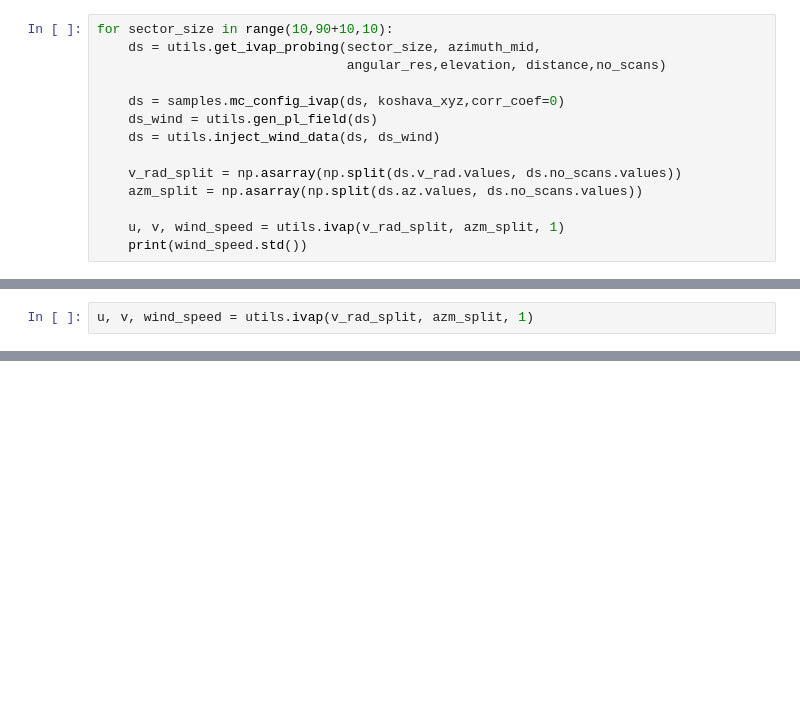
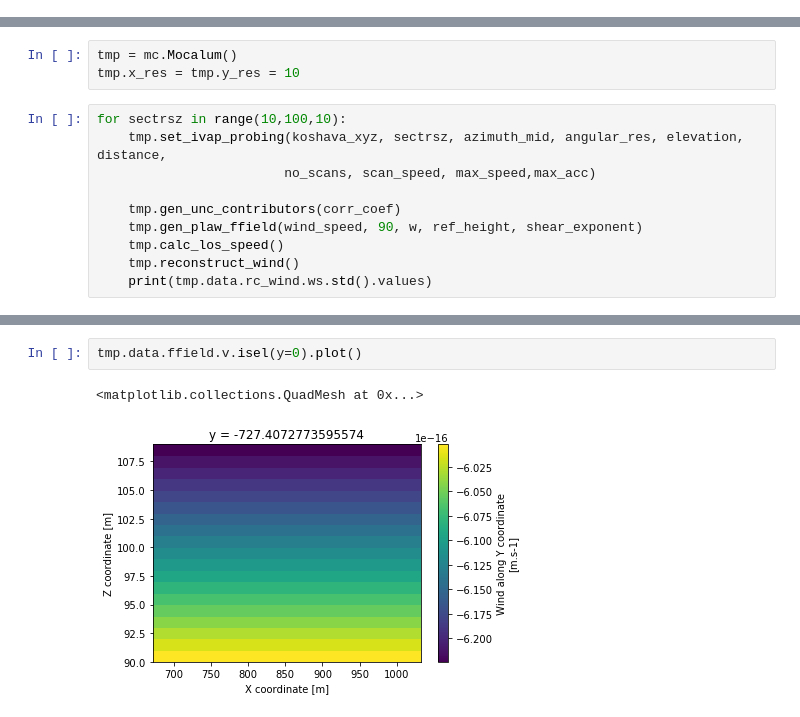
Before and after one commit to Burro7J/mocalum, a Jupyter notebook: examples/test.ipynb, the cells around one changed output, grey strips where cells are left out. Drawn from its saved outputs; the diff is of its cells as text; blank space fills up the shorter version.

```diff
--- a/examples/test.ipynb
+++ b/examples/test.ipynb
@@ -92,14 +36,0 @@ for sector_size in range(10,90+10,10):
-# %%
-for sector_size in range(10,90+10,10):
-    ds = utils.get_ivap_probing(sector_size, azimuth_mid,
-                                angular_res,elevation, distance,no_scans)
-
-    ds = samples.mc_config_ivap(ds, koshava_xyz,corr_coef=0)
-    ds_wind = utils.gen_pl_field(ds)
-    ds = utils.inject_wind_data(ds, ds_wind)
-
-    v_rad_split = np.asarray(np.split(ds.v_rad.values, ds.no_scans.values))
-    azm_split = np.asarray(np.split(ds.az.values, ds.no_scans.values))
-
-    u, v, wind_speed = utils.ivap(v_rad_split, azm_split, 1)
-    print(wind_speed.std())
@@ -123,2 +36,0 @@ az_split
-# %%
-u, v, wind_speed = utils.ivap(v_rad_split, azm_split, 1)
@@ -133,0 +37,13 @@ array(-1.48682615e-05)
+# %%
+tmp = mc.Mocalum()
+tmp.x_res = tmp.y_res = 10
+# %%
+for sectrsz in range(10,100,10):
+    tmp.set_ivap_probing(koshava_xyz, sectrsz, azimuth_mid, angular_res, elevation, distance,
+                        no_scans, scan_speed, max_speed,max_acc)
+
+    tmp.gen_unc_contributors(corr_coef)
+    tmp.gen_plaw_ffield(wind_speed, 90, w, ref_height, shear_exponent)
+    tmp.calc_los_speed()
+    tmp.reconstruct_wind()
+    print(tmp.data.rc_wind.ws.std().values)
@@ -133,0 +68,5 @@ array(-1.48682615e-05)
+# %%
+tmp.data.ffield.v.isel(y=0).plot()
+# %% [output]
+<matplotlib.collections.QuadMesh at 0x...>
+[figure, added]
```
Also changed, not shown: parts of 15 cells of this notebook, 7 other files.
